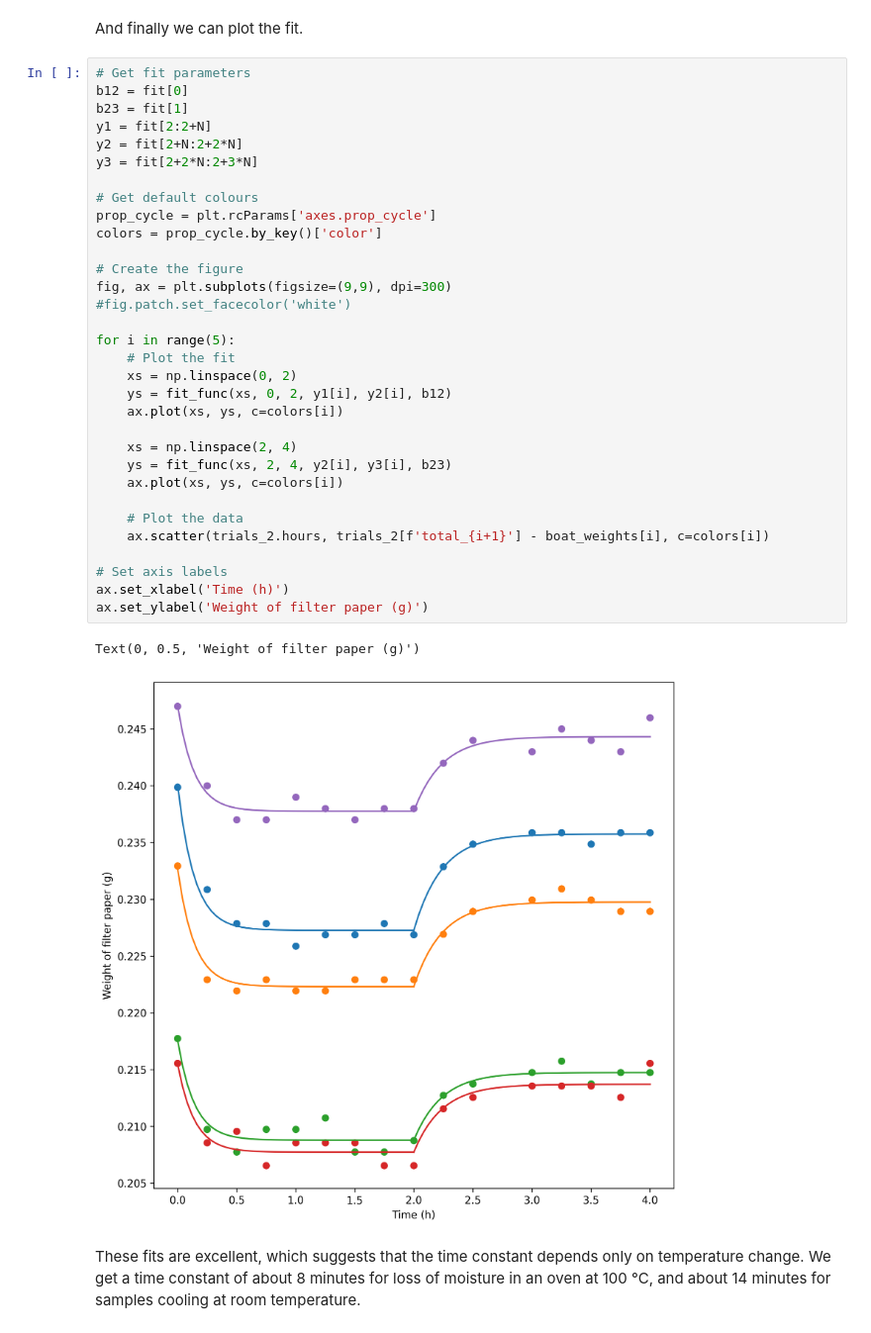
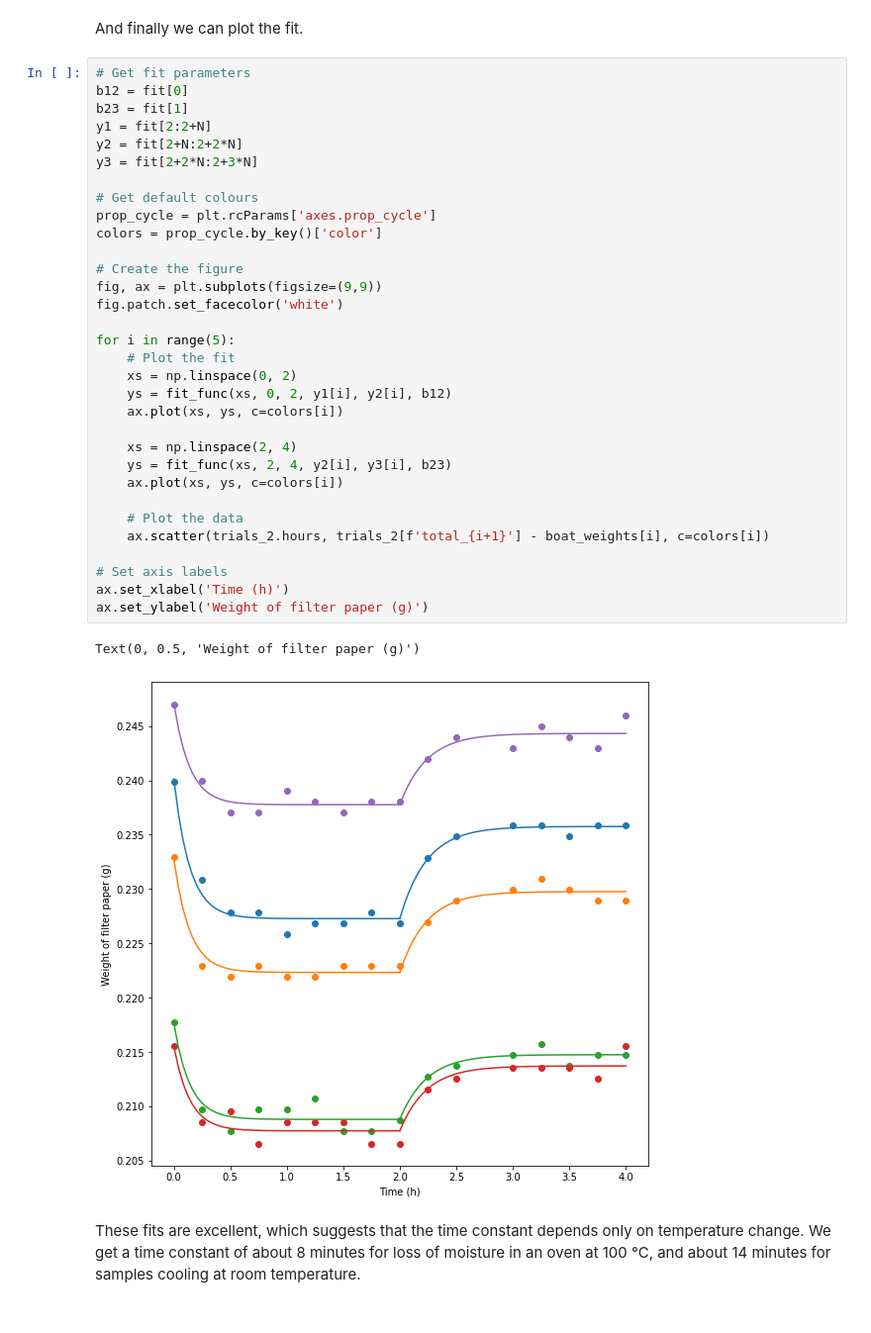
Before and after one commit to quantitativecafe/blog, a Jupyter notebook: estimating-tds/empty-weights.ipynb, the cells around one changed output. Shown at 99% size. Drawn from its saved outputs; the diff is of its cells as text.

```diff
--- a/estimating-tds/empty-weights.ipynb
+++ b/estimating-tds/empty-weights.ipynb
@@ -293,36 +293,36 @@ And finally we can plot the fit.
 b12 = fit[0]
 b23 = fit[1]
 y1 = fit[2:2+N]
 y2 = fit[2+N:2+2*N]
 y3 = fit[2+2*N:2+3*N]
 
 # Get default colours
 prop_cycle = plt.rcParams['axes.prop_cycle']
 colors = prop_cycle.by_key()['color']
 
 # Create the figure
-fig, ax = plt.subplots(figsize=(9,9), dpi=300)
-#fig.patch.set_facecolor('white')
+fig, ax = plt.subplots(figsize=(9,9))
+fig.patch.set_facecolor('white')
 
 for i in range(5):
     # Plot the fit
     xs = np.linspace(0, 2)
     ys = fit_func(xs, 0, 2, y1[i], y2[i], b12)
     ax.plot(xs, ys, c=colors[i])
 
     xs = np.linspace(2, 4)
     ys = fit_func(xs, 2, 4, y2[i], y3[i], b23)
     ax.plot(xs, ys, c=colors[i])
 
     # Plot the data
     ax.scatter(trials_2.hours, trials_2[f'total_{i+1}'] - boat_weights[i], c=colors[i])
 
 # Set axis labels
 ax.set_xlabel('Time (h)')
 ax.set_ylabel('Weight of filter paper (g)')
 # %% [output]
 Text(0, 0.5, 'Weight of filter paper (g)')
-[figure, old version]
+[figure, new version]
 # %% [markdown]
 These fits are excellent, which suggests that the time constant depends only on temperature change. We get a time constant of about 8 minutes for loss of moisture in an oven at 100 °C, and about 14 minutes for samples cooling at room temperature.
 # %% [markdown]
```
